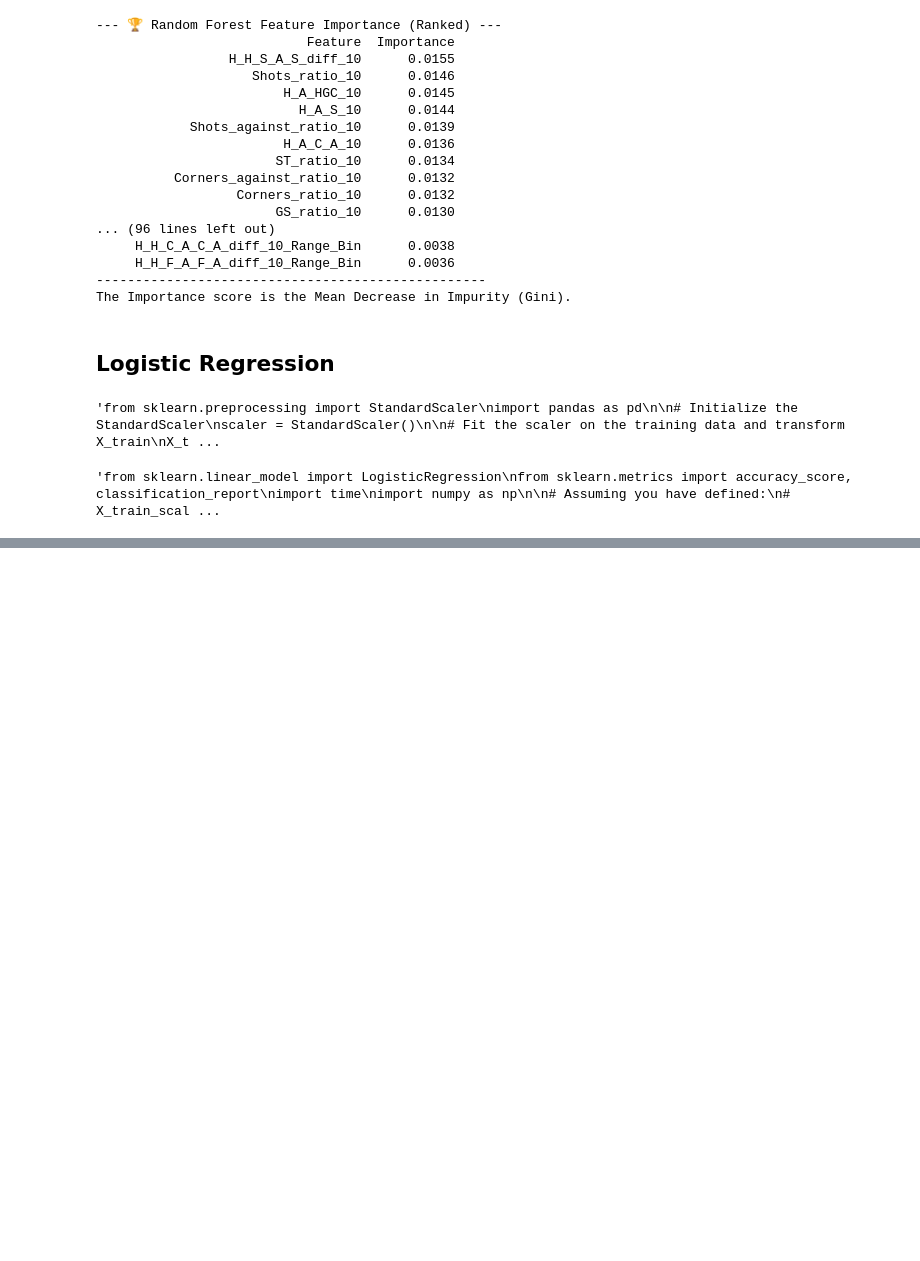
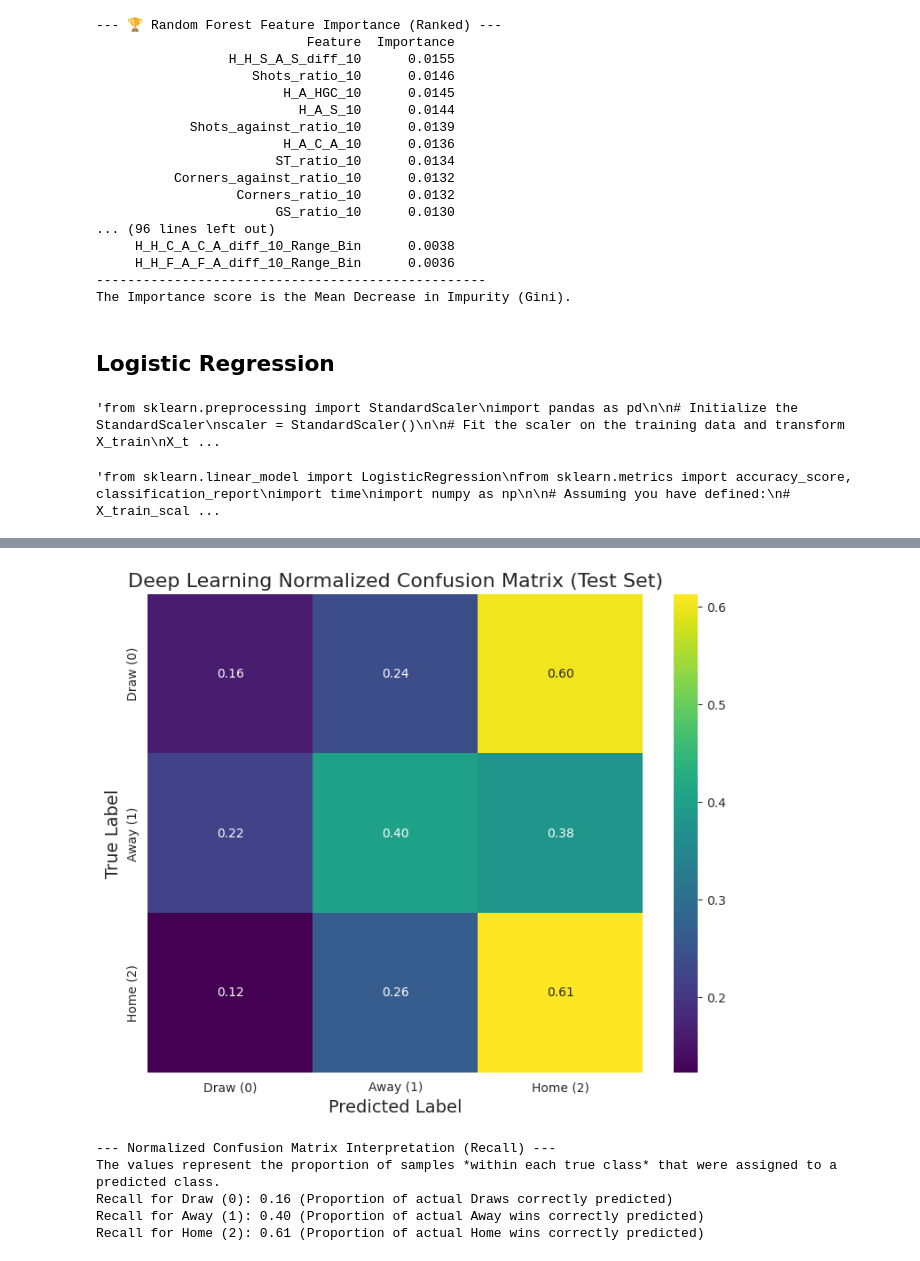
Before and after one commit to venti-sei/Bet26, a Jupyter notebook: random_forest_classification_New.ipynb, the cells around one changed output, grey strips where cells are left out. Saved outputs shown, nothing was run; the diff lists cells and outputs as text; code cells hidden in the pictures; blank space fills up the shorter version.

```diff
--- a/random_forest_classification_New.ipynb
+++ b/random_forest_classification_New.ipynb
@@ -1753,0 +1953,46 @@ print(classification_report(y_test, y_pred_lr, target_names=['Draw (0)', 'Away (
+# %%
+import matplotlib.pyplot as plt
+import seaborn as sns
+from sklearn.metrics import confusion_matrix
+
+# Assuming y_test and y_pred_dl are available from your deep learning model run
+
+# --- 1. Compute the Normalized Confusion Matrix (Normalized by True Class) ---
+# normalize='true' means that each row sums to 1 (or 100%).
+cm_dl_normalized = confusion_matrix(y_test, y_pred_dl, normalize='true')
+
+# --- 2. Define 3-Class Labels ---
+class_labels_3 = ['Draw (0)', 'Away (1)', 'Home (2)']
+
+# --- 3. Plotting the Normalized Matrix ---
+sns.set_style("whitegrid")
+plt.figure(figsize=(9, 7))
+
+sns.heatmap(
+    cm_dl_normalized,
+    annot=True,              # Annotate the cells with the proportion
+    fmt='.2f',               # Format the numbers to two decimal places (e.g., 0.65)
+    cmap='viridis',          # Use a clear color map
+    cbar=True,               # Show the color bar
+    xticklabels=class_labels_3,
+    yticklabels=class_labels_3
+)
+
+plt.title('Deep Learning Normalized Confusion Matrix (Test Set)', fontsize=16)
+plt.xlabel('Predicted Label', fontsize=14)
+plt.ylabel('True Label', fontsize=14)
+plt.show()
+
+# --- 4. Interpretation Key ---
+print("\n--- Normalized Confusion Matrix Interpretation (Recall) ---")
+print("The values represent the proportion of samples *within each true class* that were assigned to a predicted class.")
+print(f"Recall for Draw (0): {cm_dl_normalized[0, 0]:.2f} (Proportion of actual Draws correctly predicted)")
+print(f"Recall for Away (1): {cm_dl_normalized[1, 1]:.2f} (Proportion of actual Away wins correctly predicted)")
+print(f"Recall for Home (2): {cm_dl_normalized[2, 2]:.2f} (Proportion of actual Home wins correctly predicted)")
+# %% [output]
+[figure, added]
+--- Normalized Confusion Matrix Interpretation (Recall) ---
+The values represent the proportion of samples *within each true class* that were assigned to a predicted class.
+Recall for Draw (0): 0.16 (Proportion of actual Draws correctly predicted)
+Recall for Away (1): 0.40 (Proportion of actual Away wins correctly predicted)
+Recall for Home (2): 0.61 (Proportion of actual Home wins correctly predicted)
```
Also changed, not shown: parts of 14 cells of this notebook.
